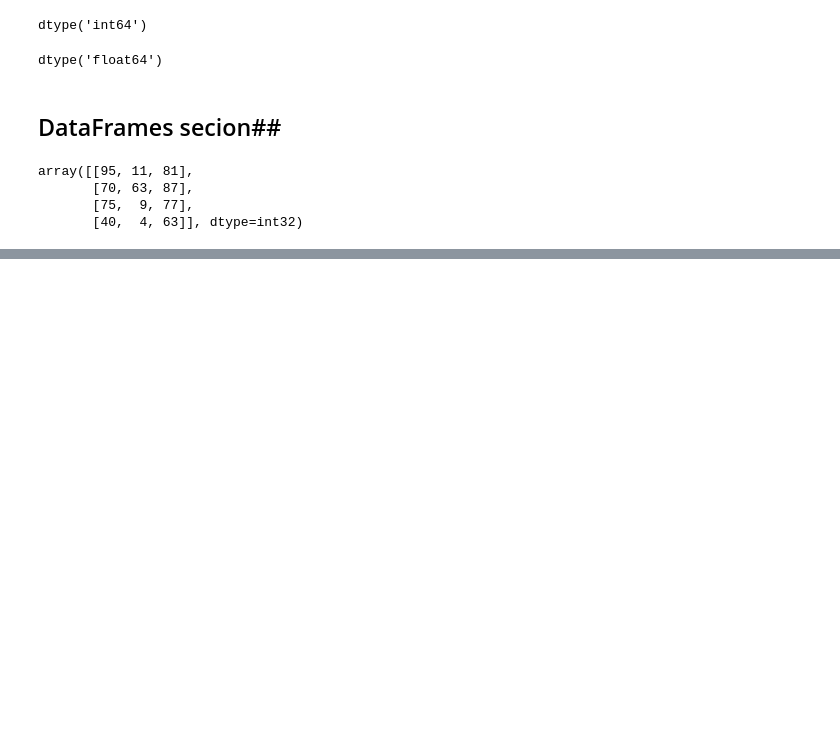
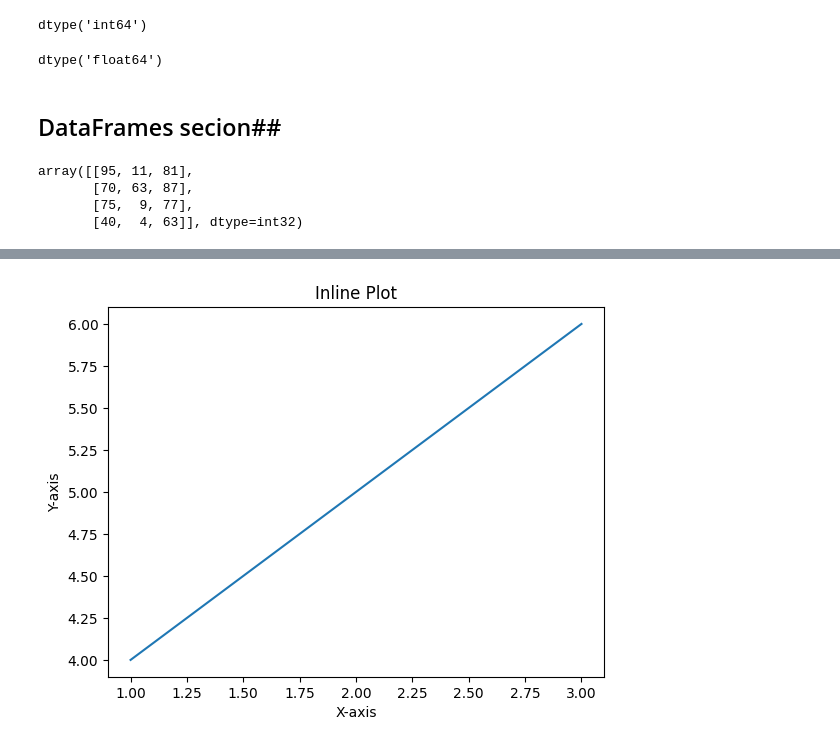
Before and after one commit to KabiraKabira7/udmy-repo, a Jupyter notebook: udemy.ipynb, the cells around one changed output, grey strips where cells are left out. Saved outputs shown, nothing was run; the diff lists cells and outputs as text; code cells hidden in the pictures; blank space fills up the shorter version.

```diff
--- a/udemy.ipynb
+++ b/udemy.ipynb
@@ -1146,0 +1156,11 @@ array([[95, 11, 81],
+# %%
+%matplotlib inline
+import matplotlib.pyplot as plt
+
+plt.plot([1, 2, 3], [4, 5, 6])
+plt.title("Inline Plot")
+plt.xlabel("X-axis")
+plt.ylabel("Y-axis")
+plt.show()
+# %% [output]
+[figure, added]
```
Also changed, not shown: parts of 2 cells of this notebook.
